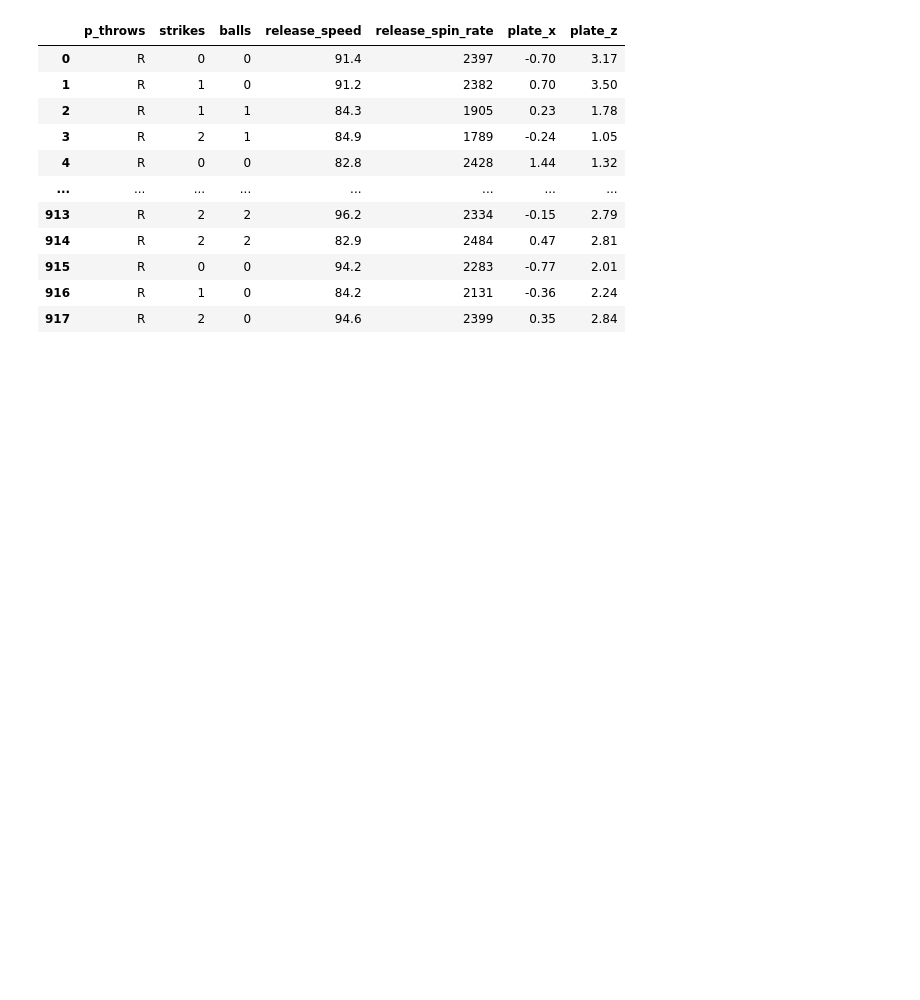
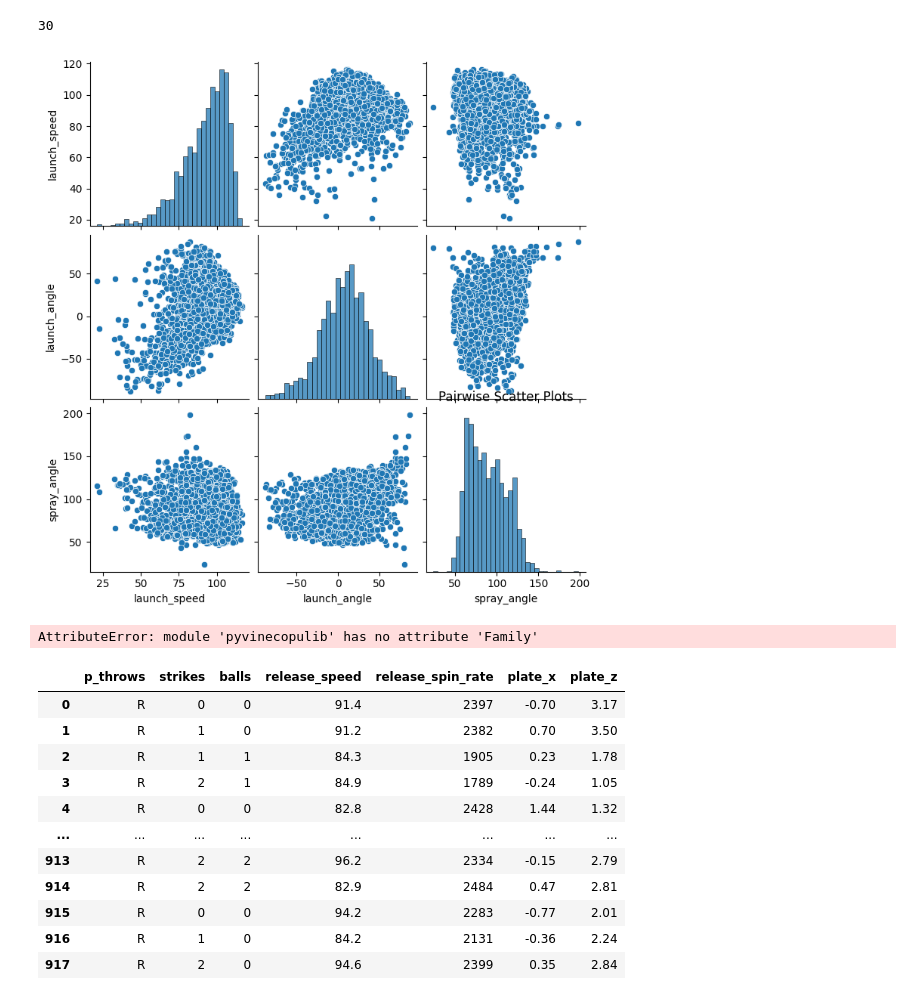
Before and after one commit to reecetec/mlb_simulator, a Jupyter notebook: notebooks/3.4-pitchoutcome-bnn.ipynb, the cells around one changed output. Drawn from its saved outputs; the diff is of its cells as text; code cells hidden in the pictures; blank space fills up the shorter version.

```diff
--- a/notebooks/3.4-pitchoutcome-bnn.ipynb
+++ b/notebooks/3.4-pitchoutcome-bnn.ipynb
@@ -19,0 +100,14 @@ from sklearn.metrics import classification_report, log_loss
+# %%
+import pandas as pd
+from mlb_simulator.data.data_utils import get_mlb_db_engine
+
+upload_df = pd.merge(team_codes, df, how='left', left_on='statcast_name', right_on='Abbreviation').rename({'Team ID':'team_id'}, axis=1)[['statcast_name', 'team_id']]
+upload_df.set_index('statcast_name', inplace=True)
+upload_df.loc['AZ'] = 109
+final = upload_df.astype(int).reset_index()
+
+engine = get_mlb_db_engine()
+
+final.to_sql('TeamIdMapping', engine, if_exists='replace', index=False)
+# %% [output]
+30
@@ -20,3 +116,16 @@ from sklearn.metrics import classification_report, log_loss
+# %%
+vladdy = 665489
+soto = 665742
+schneider = 676914
+biggio = 624415
+showtime = 660271
+crowser = 681297
+
+batter_id = soto
+
+h.fit_hit_outcome_model(batter_id)
+# %% [output]
+[figure, added]
 # %%
 vladdy = 665489
 soto = 665742
@@ -29,6 +138,43 @@ batter = vladdy
 
 
 X_train, y_train, X_test, y_test, encoders = f.get_pitch_outcome_dataset_xgb(batter, split=True)
+# %%
+import numpy as np
+import pyvinecopulib as pv
+
+# Example data
+np.random.seed(42)
+n = 1000
+Z = np.random.normal(size=n)
+X = 2 * Z + np.random.normal(size=n)
+Y = -0.5 * Z + np.random.normal(size=n)
+data = np.column_stack([X, Y, Z])
+
+# Fit the vine copula model to the data
+# We are conditioning on Z, so we use its index (2) to specify the conditional variable
+conditional_indices = [2]
+
+# Fit a pair copula to X and Y conditionally on Z
+bicop = pv.Bicop(data[:, [0, 1, 2]], families=pv.Family.ALL)
+bicop.select()
+
+# Now you can use the fitted model for various purposes
+# For example, you can simulate new data or evaluate the copula density
+
+# Simulate new data conditionally on Z
+conditional_z = np.array([[0.5]])  # Example conditional value for Z
+simulated_data = bicop.simulate(100, conditional_indices=conditional_indices, conditional_values=conditional_z)
+
+print("Simulated Data:")
+print(simulated_data)
+
+# Evaluate the copula density for given data points conditionally on Z
+u = np.array([[0.1, 0.5]])
+density = bicop.pdf(u, conditional_indices=conditional_indices, conditional_values=conditional_z)
+print("Copula Density:")
+print(density)
+# %% [output]
+AttributeError: module 'pyvinecopulib' has no attribute 'Family'
 # %%
 from src.data.data_utils import query_mlb_db
 batter_id = crowser
```
Also changed, not shown: parts of 5 cells of this notebook, 10 other files.
